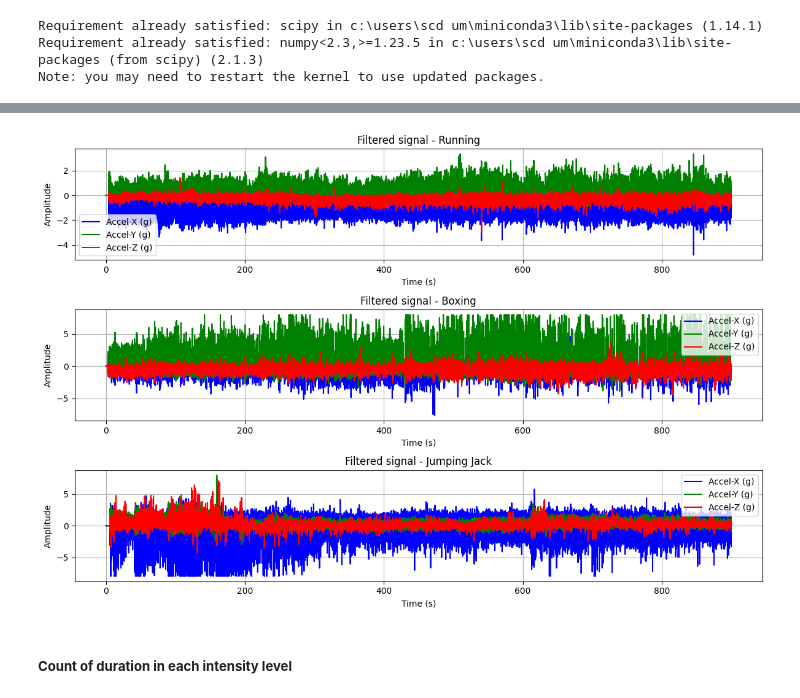
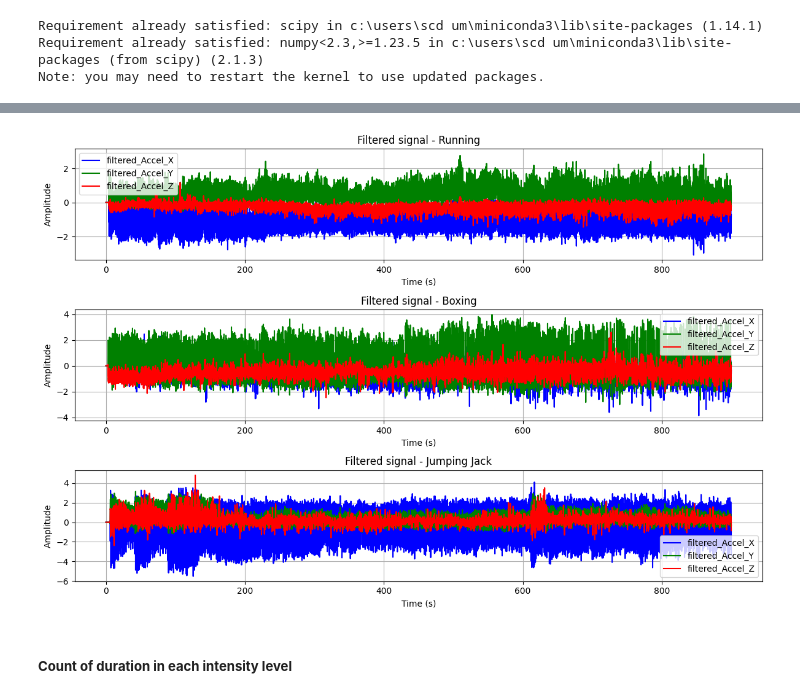
Before and after one commit to RachidatouOuattara/HAH913E-2024-physical-activity-analysis, a Jupyter notebook: Notebooks/AX3_project.ipynb, the cells around one changed output, grey strips where cells are left out. Saved outputs shown, nothing was run; the diff lists cells and outputs as text; code cells hidden in the pictures.

Commit message:
Corrections données filtres, ENMO

```diff
--- a/Notebooks/AX3_project.ipynb
+++ b/Notebooks/AX3_project.ipynb
@@ -68,9 +68,19 @@ acc_jump.plot()
 [figure]
 # %% [markdown]
 ##### **Scaling**
+# %%
+acc_run['filtered_Accel_X']=""
+acc_run['filtered_Accel_Y']=""
+acc_run['filtered_Accel_Z']=""
+acc_box['filtered_Accel_X']=""
+acc_box['filtered_Accel_Y']=""
+acc_box['filtered_Accel_Z']=""
+acc_jump['filtered_Accel_X']=""
+acc_jump['filtered_Accel_Y']=""
+acc_jump['filtered_Accel_Z']=""
 # %%
 def scaling (acc_data):
-    acc_data.columns = ['Time', 'Accel-X (g)', 'Accel-Y (g)','Accel-Z (g)']
+    acc_data.columns = ['Time', 'Accel-X (g)', 'Accel-Y (g)','Accel-Z (g)','filtered_Accel_X', 'filtered_Accel_Y','filtered_Accel_Z']
     acc_ = acc_data.drop('Time', axis=1)
     acc_time = acc_data[['Time']]
     acc_x = acc_data[['Accel-X (g)']]
@@ -80,9 +90,9 @@ def scaling (acc_data):
     return acc_time,acc_,acc_x,acc_y,acc_z
 # %%
 # Scaling function
-acc_time,Acc_run,Acc_x,Acc_y,Acc_z=scaling(acc_run)
-acc_time,Acc_box,Acc_x,Acc_y,Acc_z=scaling(acc_box)
-acc_time,Acc_jump,Acc_x,Acc_y,Acc_z=scaling(acc_jump)
+acc_time,Acc_run,Acc_xR,Acc_yR,Acc_zR=scaling(acc_run)
+acc_time,Acc_box,Acc_xB,Acc_yB,Acc_zB=scaling(acc_box)
+acc_time,Acc_jump,Acc_xJ,Acc_yJ,Acc_zJ=scaling(acc_jump)
 # %%
 import numpy as np
 np.shape(acc_run)
@@ -233,26 +249,30 @@ def butter_lowpass_filter(data, cutoff, fs, order=4):
     return y
 
 
-filtered_acc_run_x = butter_lowpass_filter(Acc_run['Accel-X (g)'], cutoff_frequency, fs)
-filtered_acc_run_y = butter_lowpass_filter(Acc_run['Accel-Y (g)'], cutoff_frequency, fs)
-filtered_acc_run_z = butter_lowpass_filter(Acc_run['Accel-Z (g)'], cutoff_frequency, fs)
+# Paramètres du filtre
+fs = 100  # Fréquence d'échantillonnage (en Hz)
+cutoff_frequency = 5.0  # Fréquence de coupure du filtre (en Hz)
+
+acc_run['filtered_Accel_X'] = butter_lowpass_filter(Acc_run['Accel-X (g)'], cutoff_frequency, fs)
+acc_run['filtered_Accel_Y'] = butter_lowpass_filter(Acc_run['Accel-Y (g)'], cutoff_frequency, fs)
+acc_run['filtered_Accel_Z'] = butter_lowpass_filter(Acc_run['Accel-Z (g)'], cutoff_frequency, fs)
+print(acc_run)
+
+acc_box['filtered_Accel_X'] = butter_lowpass_filter(Acc_box['Accel-X (g)'], cutoff_frequency, fs)
+acc_box['filtered_Accel_Y'] =  butter_lowpass_filter(Acc_box['Accel-Y (g)'], cutoff_frequency, fs)
+acc_box['filtered_Accel_Z'] = butter_lowpass_filter(Acc_box['Accel-Z (g)'], cutoff_frequency, fs)
 
 
-filtered_acc_box_x = butter_lowpass_filter(Acc_box['Accel-X (g)'], cutoff_frequency, fs)
-filtered_acc_box_y= butter_lowpass_filter(Acc_box['Accel-Y (g)'], cutoff_frequency, fs)
-filtered_acc_box_z = butter_lowpass_filter(Acc_box['Accel-Z (g)'], cutoff_frequency, fs)
-
-
-filtered_acc_jump_x = butter_lowpass_filter(Acc_jump['Accel-X (g)'], cutoff_frequency, fs)
-filtered_acc_jump_y = butter_lowpass_filter(Acc_jump['Accel-Y (g)'], cutoff_frequency, fs)
-filtered_acc_jump_z = butter_lowpass_filter(Acc_jump['Accel-Z (g)'], cutoff_frequency, fs)
+acc_jump['filtered_Accel_X'] = butter_lowpass_filter(Acc_jump['Accel-X (g)'], cutoff_frequency, fs)
+acc_jump['filtered_Accel_Y'] = butter_lowpass_filter(Acc_jump['Accel-Y (g)'], cutoff_frequency, fs)
+acc_jump['filtered_Accel_Z']= butter_lowpass_filter(Acc_jump['Accel-Z (g)'], cutoff_frequency, fs)
 
 plt.figure(figsize=(12, 8))
 
 plt.subplot(3, 1, 1)
-plt.plot(time, Acc_run['Accel-X (g)'], label='Accel-X (g)', color='blue')
-plt.plot(time, Acc_run['Accel-Y (g)'], label='Accel-Y (g)', color='green')
-plt.plot(time, Acc_run['Accel-Z (g)'], label='Accel-Z (g)', color='red')
+plt.plot(time, acc_run['filtered_Accel_X'] , label='filtered_Accel_X', color='blue')
+plt.plot(time, acc_run['filtered_Accel_Y'] , label='filtered_Accel_Y', color='green')
+plt.plot(time, acc_run['filtered_Accel_Z'] , label='filtered_Accel_Z', color='red')
 
 plt.title('Filtered signal - Running')
 plt.xlabel('Time (s)')
@@ -261,9 +281,9 @@ plt.legend()
 plt.grid()
 
 plt.subplot(3, 1, 2)
-plt.plot(time, Acc_box['Accel-X (g)'], label='Accel-X (g)', color='blue')
-plt.plot(time, Acc_box['Accel-Y (g)'], label='Accel-Y (g)', color='green')
-plt.plot(time, Acc_box['Accel-Z (g)'], label='Accel-Z (g)', color='red')
+plt.plot(time, acc_box['filtered_Accel_X'], label='filtered_Accel_X', color='blue')
+plt.plot(time, acc_box['filtered_Accel_Y'], label='filtered_Accel_Y', color='green')
+plt.plot(time, acc_box['filtered_Accel_Z'], label='filtered_Accel_Z', color='red')
 
 plt.title('Filtered signal - Boxing')
 plt.xlabel('Time (s)')
@@ -272,9 +292,9 @@ plt.legend()
 plt.grid()
 
 plt.subplot(3, 1, 3)
-plt.plot(time, Acc_jump['Accel-X (g)'], label='Accel-X (g)', color='blue')
-plt.plot(time, Acc_jump['Accel-Y (g)'], label='Accel-Y (g)', color='green')
-plt.plot(time, Acc_jump['Accel-Z (g)'], label='Accel-Z (g)', color='red')
+plt.plot(time, acc_jump['filtered_Accel_X'], label='filtered_Accel_X', color='blue')
+plt.plot(time, acc_jump['filtered_Accel_Y'], label='filtered_Accel_Y', color='green')
+plt.plot(time, acc_jump['filtered_Accel_Z'], label='filtered_Accel_Z', color='red')
 
 plt.title('Filtered signal - Jumping Jack')
 plt.xlabel('Time (s)')
@@ -288,4 +325,4 @@ plt.show()
-[figure, old version]
+[figure, new version]
 # %% [markdown]
 ##### **Count of duration in each intensity level**
 # %% [markdown]
```
Also changed, not shown: parts of 8 cells of this notebook.
